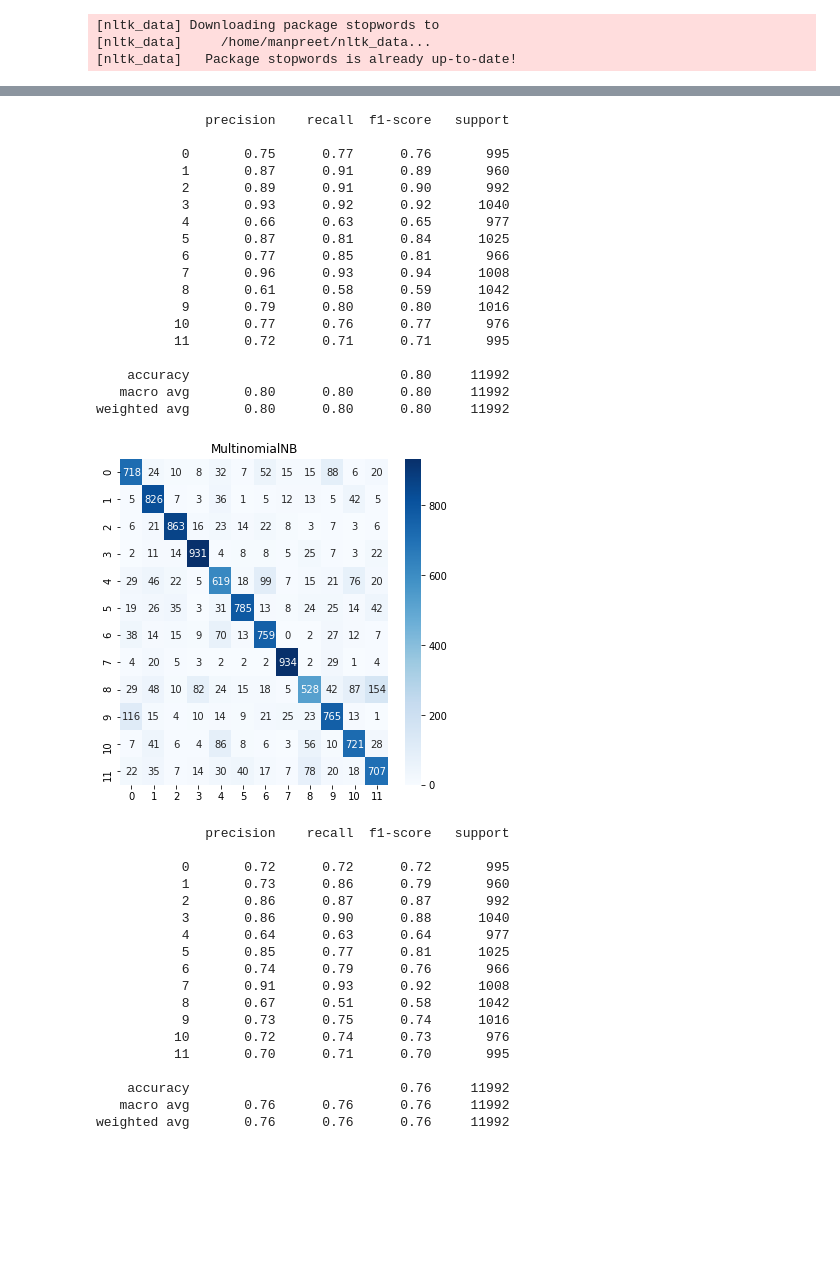
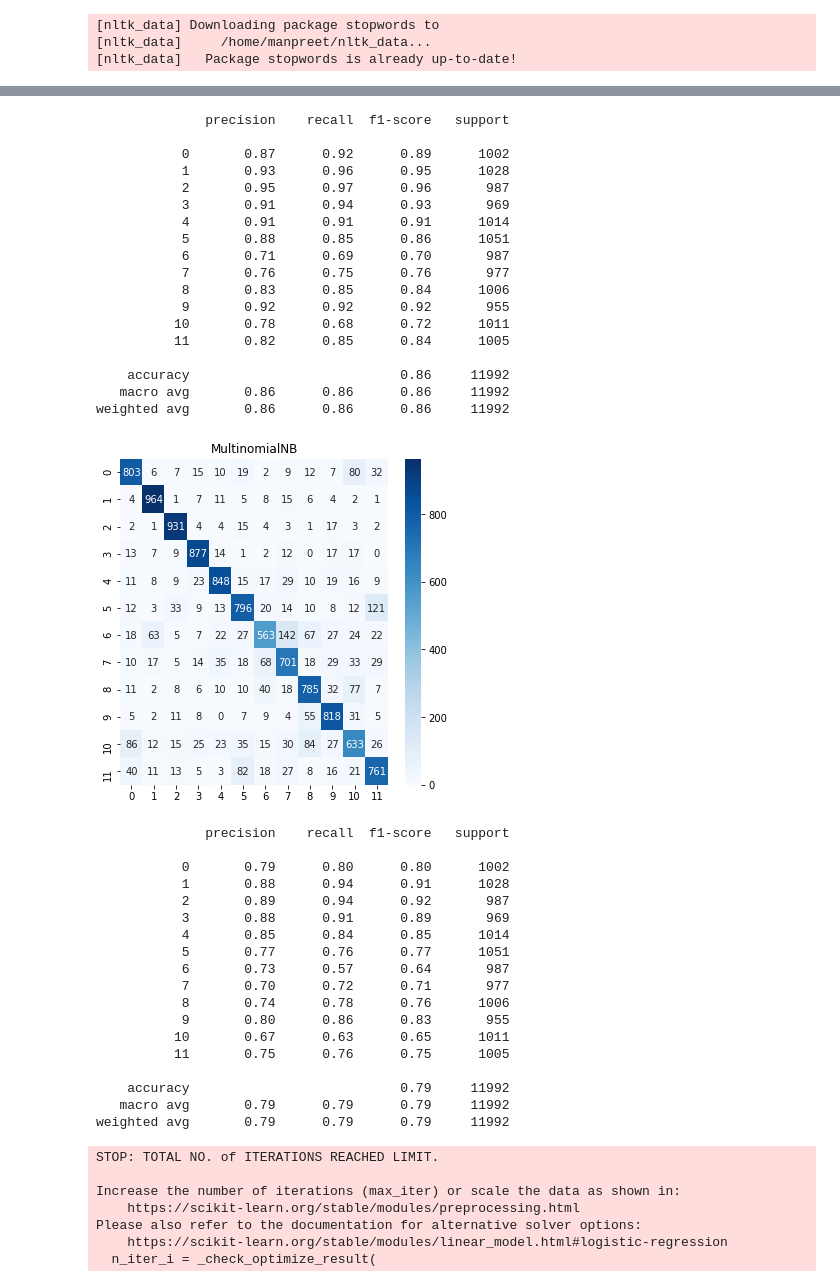
Before and after one commit to TheBrainGamingSingh/capstone-backend, a Jupyter notebook: model/classifier_v3.ipynb, the cells around one changed output, grey strips where cells are left out. Saved outputs shown, nothing was run; the diff lists cells and outputs as text; code cells hidden in the pictures; blank space fills up the shorter version.

Commit message:
model compilation

```diff
--- a/model/classifier_v3.ipynb
+++ b/model/classifier_v3.ipynb
@@ -177,7 +178,7 @@ models = {
 accuracies = {}
 for model_name in list(models.keys()):
     pipeline = Pipeline([('vect', vectorizer),
-                         ('chi',  SelectKBest(chi2, k=1000)),
+#                          ('chi',  SelectKBest(chi2, k=1000)),
                          ('clf', models[model_name])])
 
     model = pipeline.fit(X_train, y_train)
@@ -216,37 +217,44 @@ weighted avg       0.91      0.91      0.91     11992
               precision    recall  f1-score   support
 
-           0       0.75      0.77      0.76       995
-           1       0.87      0.91      0.89       960
-           2       0.89      0.91      0.90       992
-           3       0.93      0.92      0.92      1040
-           4       0.66      0.63      0.65       977
-           5       0.87      0.81      0.84      1025
-           6       0.77      0.85      0.81       966
-           7       0.96      0.93      0.94      1008
-           8       0.61      0.58      0.59      1042
-           9       0.79      0.80      0.80      1016
-          10       0.77      0.76      0.77       976
-          11       0.72      0.71      0.71       995
+           0       0.87      0.92      0.89      1002
+           1       0.93      0.96      0.95      1028
+           2       0.95      0.97      0.96       987
+           3       0.91      0.94      0.93       969
+           4       0.91      0.91      0.91      1014
+           5       0.88      0.85      0.86      1051
+           6       0.71      0.69      0.70       987
+           7       0.76      0.75      0.76       977
+           8       0.83      0.85      0.84      1006
+           9       0.92      0.92      0.92       955
+          10       0.78      0.68      0.72      1011
+          11       0.82      0.85      0.84      1005
 
-    accuracy                           0.80     11992
-   macro avg       0.80      0.80      0.80     11992
-weighted avg       0.80      0.80      0.80     11992
+    accuracy                           0.86     11992
+   macro avg       0.86      0.86      0.86     11992
+weighted avg       0.86      0.86      0.86     11992
-[figure, old version]
+[figure, new version]
               precision    recall  f1-score   support
 
-           0       0.72      0.72      0.72       995
-           1       0.73      0.86      0.79       960
-           2       0.86      0.87      0.87       992
-           3       0.86      0.90      0.88      1040
-           4       0.64      0.63      0.64       977
-           5       0.85      0.77      0.81      1025
-           6       0.74      0.79      0.76       966
-           7       0.91      0.93      0.92      1008
-           8       0.67      0.51      0.58      1042
-           9       0.73      0.75      0.74      1016
-          10       0.72      0.74      0.73       976
-          11       0.70      0.71      0.70       995
+           0       0.79      0.80      0.80      1002
+           1       0.88      0.94      0.91      1028
+           2       0.89      0.94      0.92       987
+           3       0.88      0.91      0.89       969
+           4       0.85      0.84      0.85      1014
+           5       0.77      0.76      0.77      1051
+           6       0.73      0.57      0.64       987
+           7       0.70      0.72      0.71       977
+           8       0.74      0.78      0.76      1006
+           9       0.80      0.86      0.83       955
+          10       0.67      0.63      0.65      1011
+          11       0.75      0.76      0.75      1005
 
-    accuracy                           0.76     11992
-   macro avg       0.76      0.76      0.76     11992
-weighted avg       0.76      0.76      0.76     11992
+    accuracy                           0.79     11992
+   macro avg       0.79      0.79      0.79     11992
+weighted avg       0.79      0.79      0.79     11992
+STOP: TOTAL NO. of ITERATIONS REACHED LIMIT.
+
+Increase the number of iterations (max_iter) or scale the data as shown in:
+    https://scikit-learn.org/stable/modules/preprocessing.html
+Please also refer to the documentation for alternative solver options:
+    https://scikit-learn.org/stable/modules/linear_model.html#logistic-regression
+  n_iter_i = _check_optimize_result(
```
Also changed, not shown: parts of 13 cells of this notebook, 4 other files.
